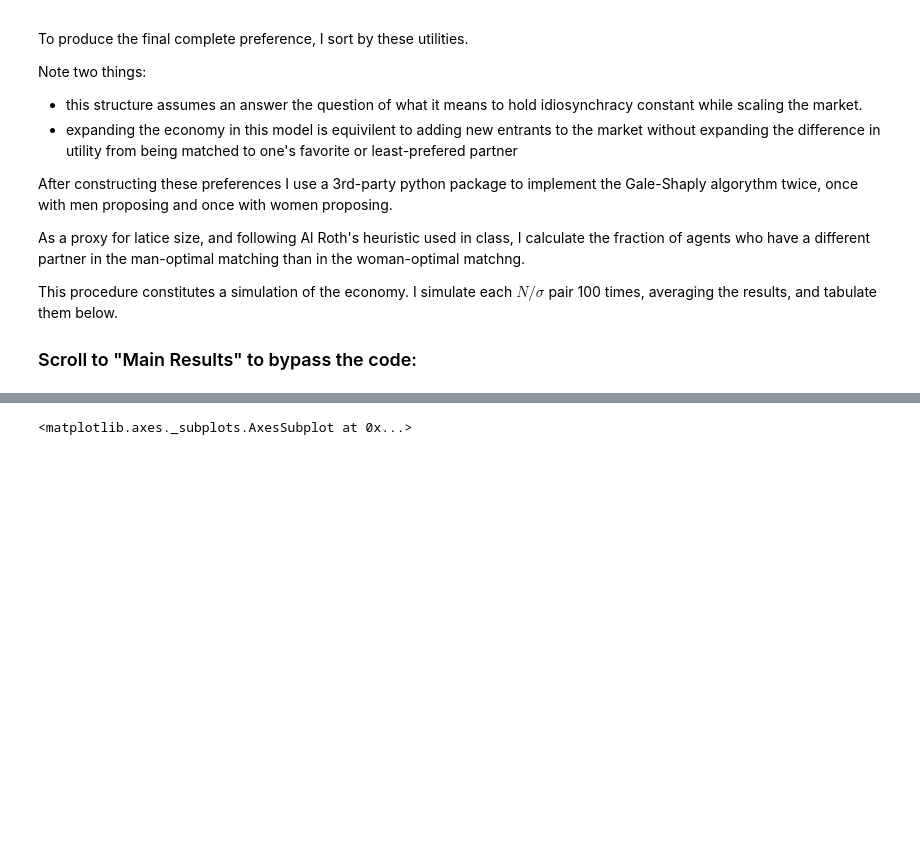
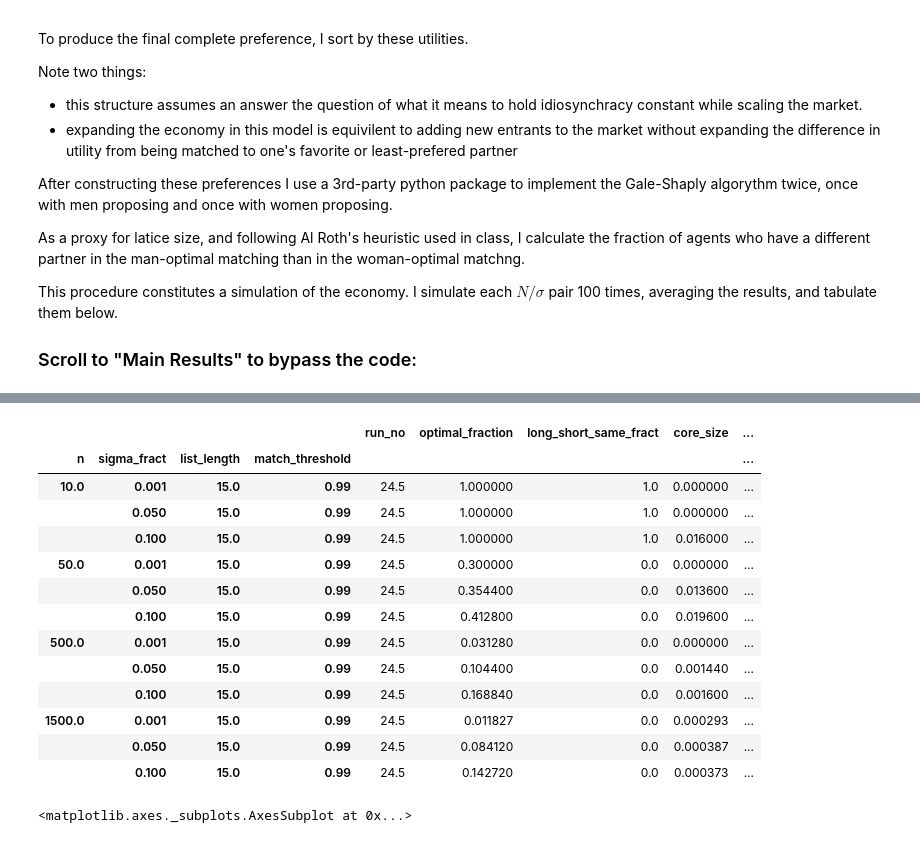
Before and after one commit to tgardnerh/MarketDesign, a Jupyter notebook: Short_Ranklist.ipynb, the cells around one changed output, grey strips where cells are left out. Cells and saved outputs as stored; diff of their text form; code cells hidden in the pictures; blank space fills up the shorter version.

```diff
--- a/Short_Ranklist.ipynb
+++ b/Short_Ranklist.ipynb
@@ -234,3 +383,20 @@ res_num = results_df.apply(pd.to_numeric)
+# %%
+results_df.groupby(['n', 'sigma_fract' , 'list_length', 'match_threshold']).mean()
+# %% [output]
+|  |  |  |  | run_no | optimal_fraction | long_short_same_fract | core_size | ... |
+| n | sigma_fract | list_length | match_threshold |  |  |  |  | ... |
+| 10.0 | 0.001 | 15.0 | 0.99 | 24.5 | 1.000000 | 1.0 | 0.000000 | ... |
+|  | 0.050 | 15.0 | 0.99 | 24.5 | 1.000000 | 1.0 | 0.000000 | ... |
+|  | 0.100 | 15.0 | 0.99 | 24.5 | 1.000000 | 1.0 | 0.016000 | ... |
+| 50.0 | 0.001 | 15.0 | 0.99 | 24.5 | 0.300000 | 0.0 | 0.000000 | ... |
+|  | 0.050 | 15.0 | 0.99 | 24.5 | 0.354400 | 0.0 | 0.013600 | ... |
+|  | 0.100 | 15.0 | 0.99 | 24.5 | 0.412800 | 0.0 | 0.019600 | ... |
+| 500.0 | 0.001 | 15.0 | 0.99 | 24.5 | 0.031280 | 0.0 | 0.000000 | ... |
+|  | 0.050 | 15.0 | 0.99 | 24.5 | 0.104400 | 0.0 | 0.001440 | ... |
+|  | 0.100 | 15.0 | 0.99 | 24.5 | 0.168840 | 0.0 | 0.001600 | ... |
+| 1500.0 | 0.001 | 15.0 | 0.99 | 24.5 | 0.011827 | 0.0 | 0.000293 | ... |
+|  | 0.050 | 15.0 | 0.99 | 24.5 | 0.084120 | 0.0 | 0.000387 | ... |
+|  | 0.100 | 15.0 | 0.99 | 24.5 | 0.142720 | 0.0 | 0.000373 | ... |
 # %%
 LRRW_df = res_num[[col for col in res_num.columns if col.startswith('LRRW')]]
 deliverable = pd.DataFrame()
```
Also changed, not shown: parts of 8 cells of this notebook.
